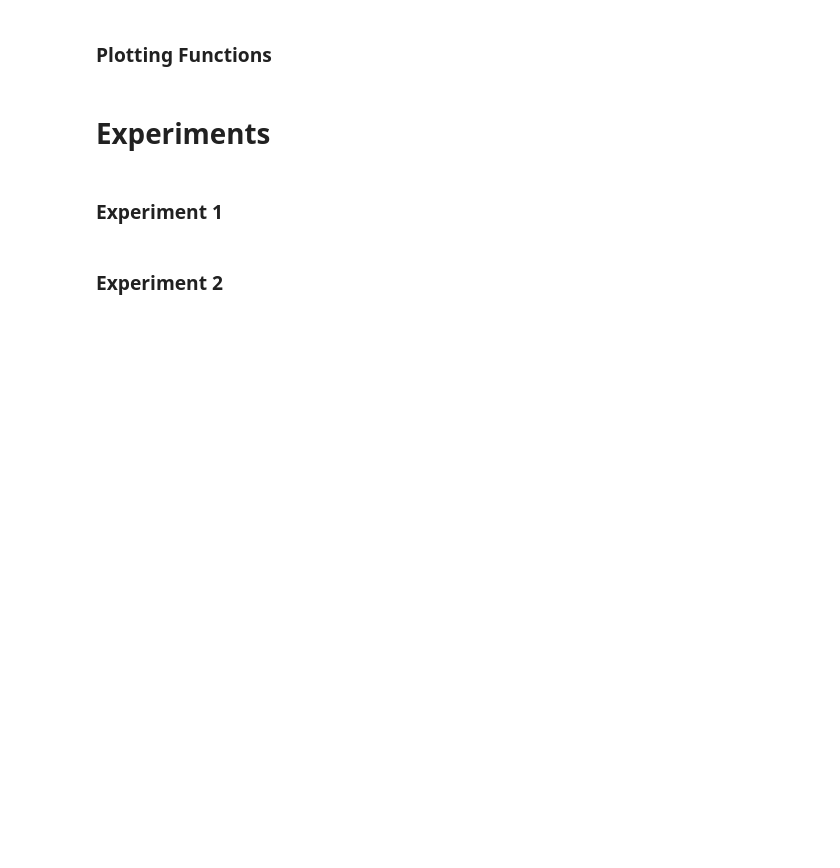
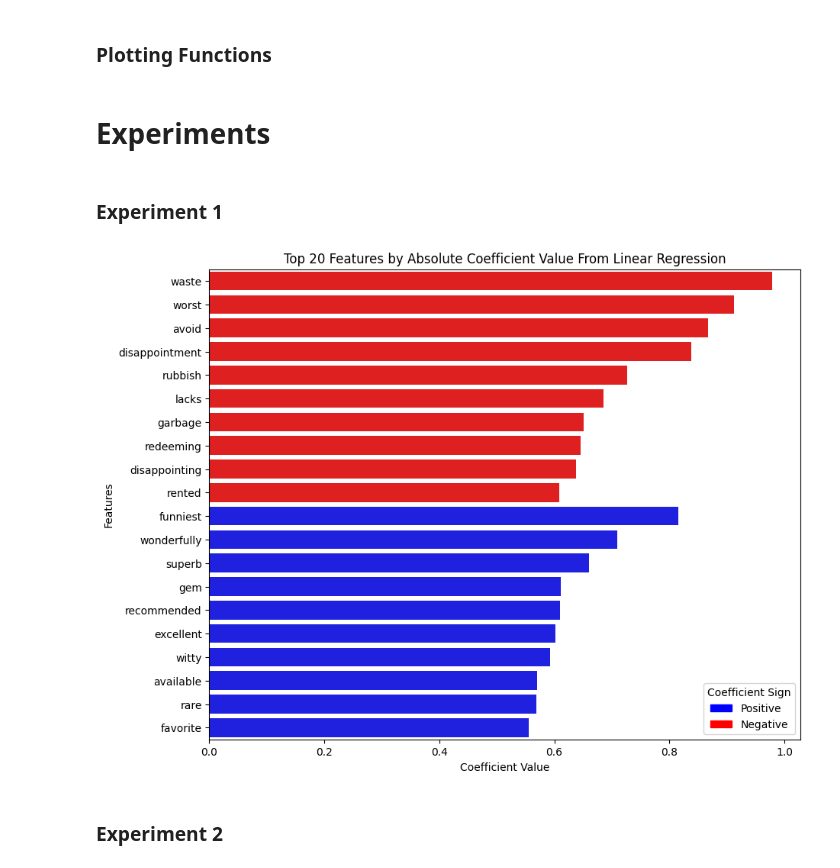
Before and after one commit to ben-jamming/COMP-551, a Jupyter notebook: Assignment-2/data_processing.ipynb, the cells around one changed output. Saved outputs shown, nothing was run; the diff lists cells and outputs as text; code cells hidden in the pictures; blank space fills up the shorter version.

```diff
--- a/Assignment-2/data_processing.ipynb
+++ b/Assignment-2/data_processing.ipynb
@@ -76,7 +77,7 @@ def load_review_features(feature_path, index_mapping, n_reviews, n_features):
                     X[review_id, index_mapping[index]] = int(count)
     return X, y
 
-def filter_by_regression_coefficients(X, y, D=250):
+def filter_by_regression_coefficients(X, y, D=1000):
     model = LinearRegression()
     model.fit(X, y)
     coefficients = model.w[:-1]
@@ -294,16 +297,43 @@ plot_binary_classification(results)
 # %% [markdown]
 # Experiments #
+# %%
+# Driver code to load everything
+
+# Define globals
+VOCAB_FILE = '../aclImdb/imdb.vocab'
+TRAIN_FEAT = '../aclImdb/train/labeledBow.feat'
+TEST_FEAT = '../aclImdb/test/labeledBow.feat'
+N_REVIEWS = 25000
+
+# load the data and filter the reviews
+index_to_feature_map, feature_to_index_map = load_vocab(VOCAB_FILE)
+review_frequencies, total_reviews = compute_review_frequencies(TRAIN_FEAT)
+filtered_indices = filter_feature_indices(review_frequencies, total_reviews)
+index_mapping = {str(old_index): new_index for new_index, old_index in enumerate(filtered_indices)}
+
+# create train and test based on the filtered indices
+N_FEATURES = len(filtered_indices)
+X_train, y_train = load_review_features(TRAIN_FEAT, index_mapping, N_REVIEWS, N_FEATURES)
+X_test, y_test = load_review_features(TEST_FEAT, index_mapping, N_REVIEWS, N_FEATURES)
+
+# Now filter by the regression coefficients
+top_indices, coefficients = filter_by_regression_coefficients(X_train, y_train)
+reverse_index_mapping = {new_index: old_index for old_index, new_index in index_mapping.items()}
 # %% [markdown]
 ### Experiment 1 ###
 # %%
 def experiment_one():
     """
     Report the:
     - top 10 features with the most positive coefficients
     - top 10 features with the most negative coefficients
 
     on the IMDB data using simple linear regression on the movie rating scores
     """
-    pass
+    plot_top_features(coefficients, top_indices[::-1], index_to_feature_map, reverse_index_mapping ,n_features=10)
+
+experiment_one()
+# %% [output]
+[figure, added]
 # %% [markdown]
 ### Experiment 2 ###
```
Also changed, not shown: parts of 7 cells of this notebook.
